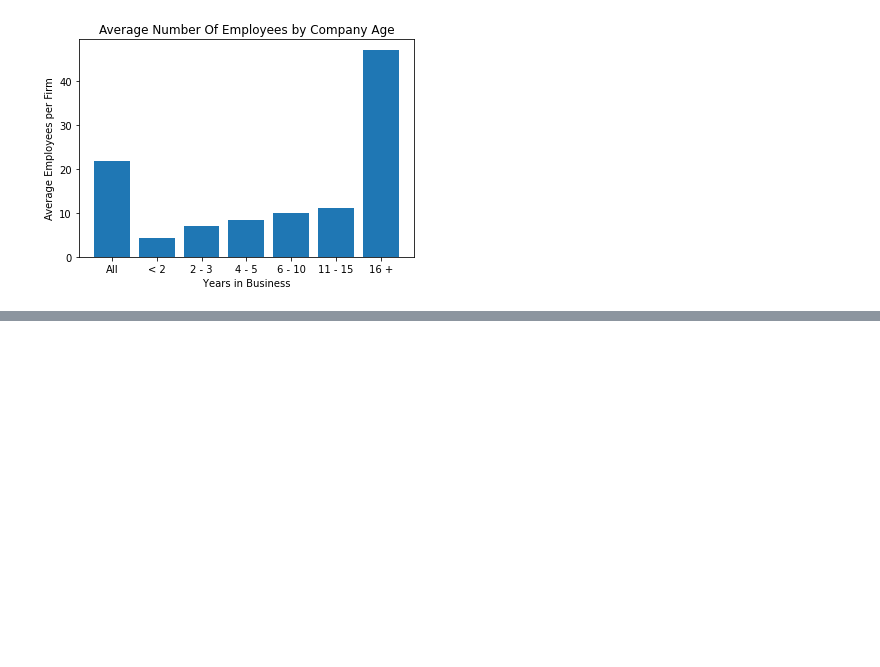
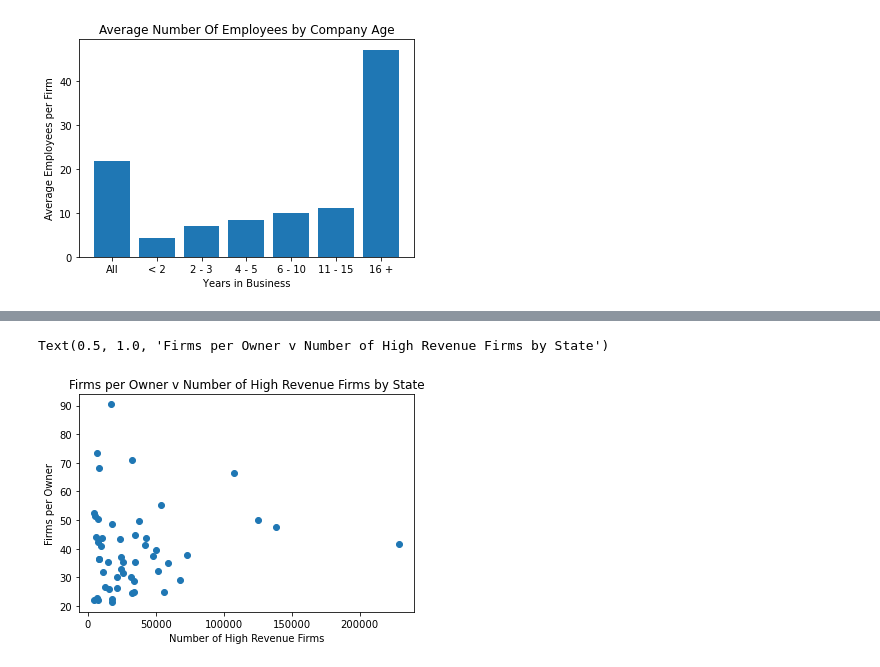
Before and after one commit to kaigui/week-8-assessment, a Jupyter notebook: ETL/gangwish-abs-etl.ipynb, the cells around one changed output, grey strips where cells are left out. Cells and saved outputs as stored; diff of their text form; code cells hidden in the pictures; blank space fills up the shorter version.

Commit message:
Added percent high revenue visualizations

```diff
--- a/ETL/gangwish-abs-etl.ipynb
+++ b/ETL/gangwish-abs-etl.ipynb
@@ -12,5 +12,5 @@ An api_key variable needs to be defined or input into the urls manually
 # %%
-cs_response = requests.get(f"https://api.census.gov/data/2018/abscs?get=NAME,YIBSZFI,YIBSZFI_LABEL,RCPSZFI,RCPSZFI_LABEL,FIRMPDEMP,EMP,PAYANN&for=state:*&NAICS2017=00&key={config.api_key}")
+cs_response = requests.get(f"https://api.census.gov/data/2018/abscs?get=NAME,YIBSZFI,YIBSZFI_LABEL,RCPSZFI,RCPSZFI_LABEL,FIRMPDEMP,EMP&for=state:*&NAICS2017=00&key={config.api_key}")
 # %%
 cbo_response = requests.get(f"https://api.census.gov/data/2018/abscbo?get=NAME,OWNPDEMP&for=state:*&OWNCHAR=CG&NAICS2017=00&QDESC=O02&key={config.api_key}")
 # %% [markdown]
@@ -18,7 +18,7 @@ Import tables and add them to dataframes with the value columns converted to the
 # %%
 cs_list = cs_response.json()
 cs = pd.DataFrame(cs_list[1:], columns = cs_list[0])
-cs[['FIRMPDEMP', 'EMP', 'PAYANN']] = cs[['FIRMPDEMP', 'EMP', 'PAYANN']].apply(pd.to_numeric)
+cs[['FIRMPDEMP', 'EMP']] = cs[['FIRMPDEMP', 'EMP']].apply(pd.to_numeric)
 # %%
 cbo_list = cbo_response.json()
 cbo = pd.DataFrame(cbo_list[1:], columns = cbo_list[0])
@@ -45,8 +45,8 @@ cs['state_code'] = cs['NAME'].map(state_codes)
 # %% [markdown]
 Filter company summary data to all businesses with $1,000,000+ revenue
 # %%
-cs_hib = cs.loc[(cs['YIBSZFI'] == '001') & (cs['RCPSZFI'] == '532')].copy()
-cs_hib.drop(['YIBSZFI', 'YIBSZFI_LABEL', 'RCPSZFI_LABEL', 'EMP', 'PAYANN', 'NAICS2017'], axis = 1, inplace = True)
+cs_hrf = cs[(cs['YIBSZFI'] == '001') & (cs['RCPSZFI'] == '532')].copy()
+cs_hrf.drop(['YIBSZFI', 'YIBSZFI_LABEL', 'RCPSZFI_LABEL', 'EMP', 'NAICS2017'], axis = 1, inplace = True)
 # %% [markdown]
 Filter company summary to all companies grouped by years in business and state
 # %%
@@ -118,0 +138,12 @@ fig.show()
+# %%
+fig = plt.figure()
+fig.patch.set_facecolor('white')
+fig.patch.set_alpha(0.9)
+
+plt.scatter(cs_hrf['FIRMPDEMP'], cs_cbo['FIRM / OWNER'])
+plt.xlabel('Number of High Revenue Firms')
+plt.ylabel('Firms per Owner')
+plt.title('Firms per Owner v Number of High Revenue Firms by State')
+# %% [output]
+Text(0.5, 1.0, 'Firms per Owner v Number of High Revenue Firms by State')
+[figure, added]
```
Also changed, not shown: parts of 16 cells of this notebook.
